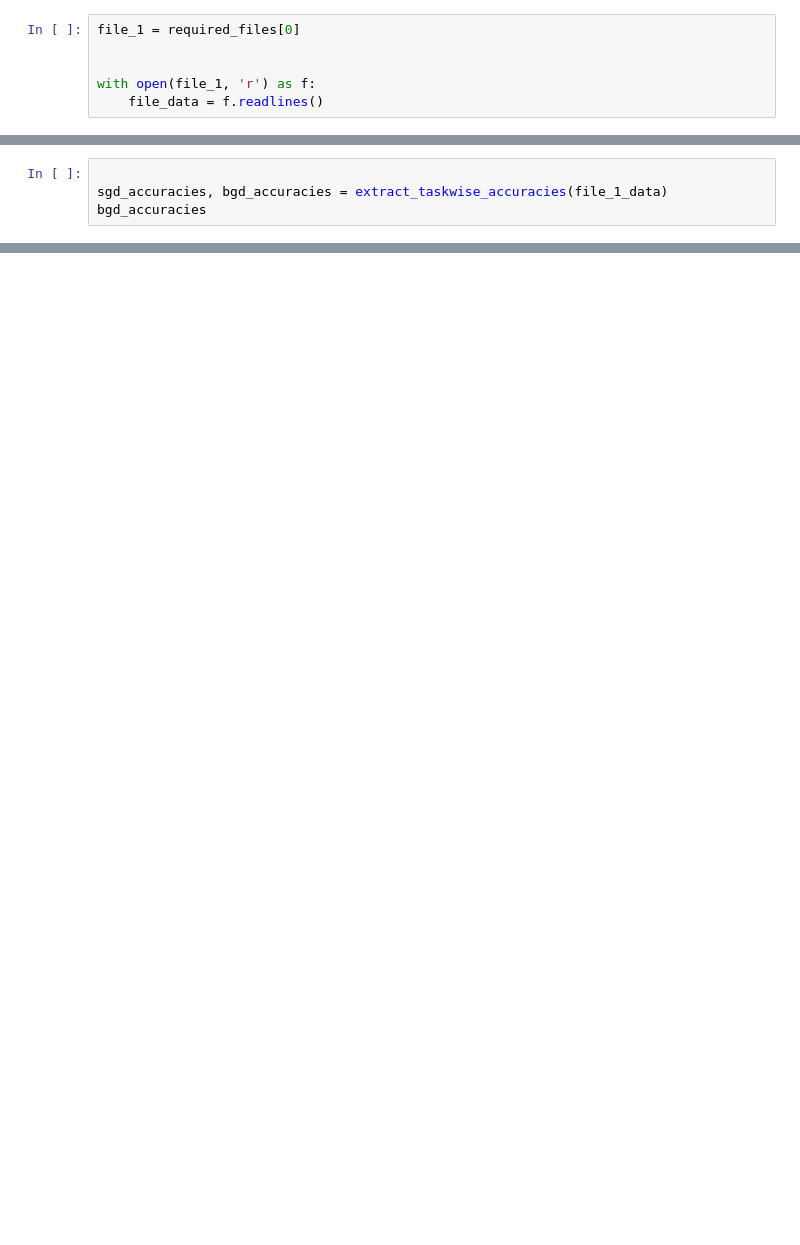
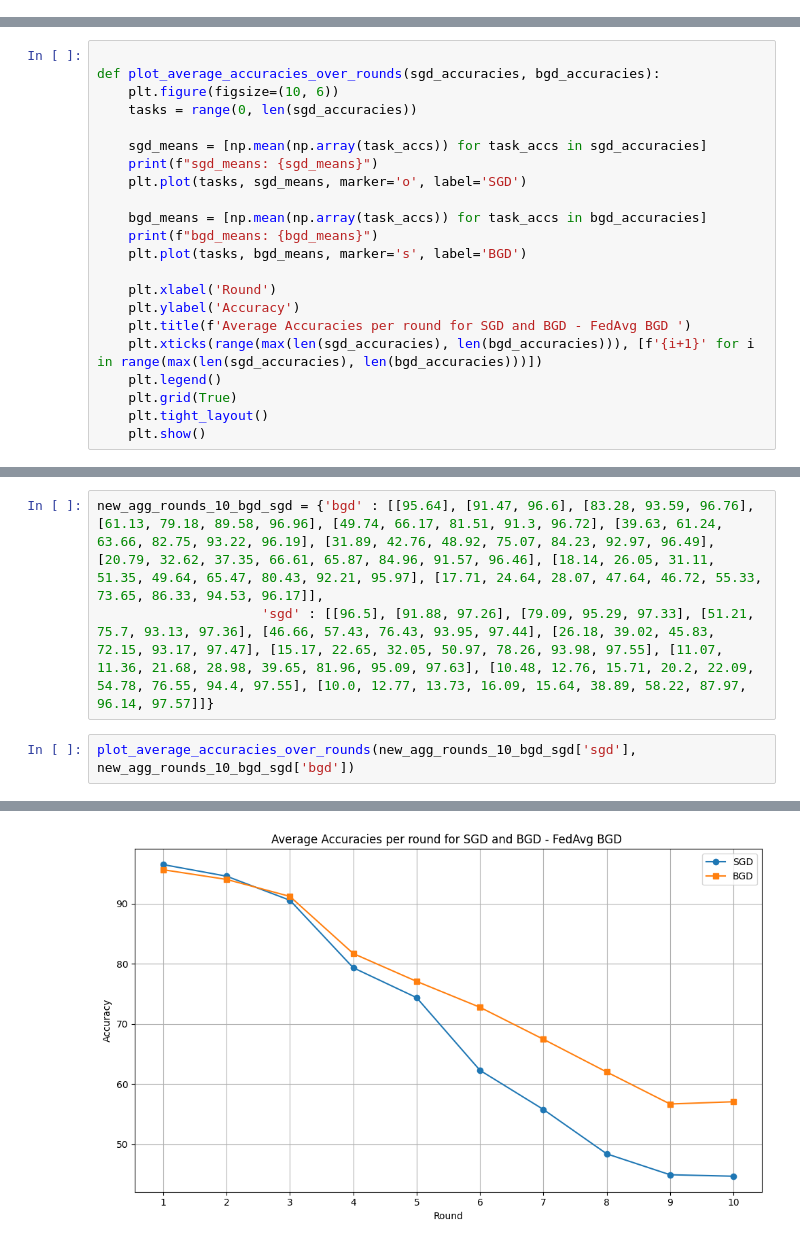
Before and after one commit to gayam22139/cfl_bgd, a Jupyter notebook: all_experiments_results/plotting.ipynb, the cells around one changed output, grey strips where cells are left out. Drawn from its saved outputs; the diff is of its cells as text; blank space fills up the shorter version.

```diff
--- a/all_experiments_results/plotting.ipynb
+++ b/all_experiments_results/plotting.ipynb
@@ -92,6 +0,0 @@ required_files
-# %%
-file_1 = required_files[0]
-
-
-with open(file_1, 'r') as f:
-    file_data = f.readlines()
@@ -235,4 +0,0 @@ file_1_data
-# %%
-
-sgd_accuracies, bgd_accuracies = extract_taskwise_accuracies(file_1_data)
-bgd_accuracies
@@ -657,0 +36,22 @@ matplotlib version: 3.5.0
+# %%
+
+def plot_average_accuracies_over_rounds(sgd_accuracies, bgd_accuracies):
+    plt.figure(figsize=(10, 6))
+    tasks = range(0, len(sgd_accuracies))
+
+    sgd_means = [np.mean(np.array(task_accs)) for task_accs in sgd_accuracies]
+    print(f"sgd_means: {sgd_means}")
+    plt.plot(tasks, sgd_means, marker='o', label='SGD')
+
+    bgd_means = [np.mean(np.array(task_accs)) for task_accs in bgd_accuracies]
+    print(f"bgd_means: {bgd_means}")
+    plt.plot(tasks, bgd_means, marker='s', label='BGD')
+
+    plt.xlabel('Round')
+    plt.ylabel('Accuracy')
+    plt.title(f'Average Accuracies per round for SGD and BGD - FedAvg BGD ')
+    plt.xticks(range(max(len(sgd_accuracies), len(bgd_accuracies))), [f'{i+1}' for i in range(max(len(sgd_accuracies), len(bgd_accuracies)))])
+    plt.legend()
+    plt.grid(True)
+    plt.tight_layout()
+    plt.show()
@@ -657,0 +78,6 @@ matplotlib version: 3.5.0
+# %%
+new_agg_rounds_10_bgd_sgd = {'bgd' : [[95.64], [91.47, 96.6], [83.28, 93.59, 96.76], [61.13, 79.18, 89.58, 96.96], [49.74, 66.17, 81.51, 91.3, 96.72], [39.63, 61.24, 63.66, 82.75, 93.22, 96.19], [31.89, 42.76, 48.92, 75.07, 84.23, 92.97, 96.49], [20.79, 32.62, 37.35, 66.61, 65.87, 84.96, 91.57, 96.46], [18.14, 26.05, 31.11, 51.35, 49.64, 65.47, 80.43, 92.21, 95.97], [17.71, 24.64, 28.07, 47.64, 46.72, 55.33, 73.65, 86.33, 94.53, 96.17]],
+                     'sgd' : [[96.5], [91.88, 97.26], [79.09, 95.29, 97.33], [51.21, 75.7, 93.13, 97.36], [46.66, 57.43, 76.43, 93.95, 97.44], [26.18, 39.02, 45.83, 72.15, 93.17, 97.47], [15.17, 22.65, 32.05, 50.97, 78.26, 93.98, 97.55], [11.07, 11.36, 21.68, 28.98, 39.65, 81.96, 95.09, 97.63], [10.48, 12.76, 15.71, 20.2, 22.09, 54.78, 76.55, 94.4, 97.55], [10.0, 12.77, 13.73, 16.09, 15.64, 38.89, 58.22, 87.97, 96.14, 97.57]]}
+# %%
+plot_average_accuracies_over_rounds(new_agg_rounds_10_bgd_sgd['sgd'], new_agg_rounds_10_bgd_sgd['bgd'])
+# %% [output]
@@ -657,0 +86 @@ matplotlib version: 3.5.0
+[figure, added]
```
Also changed, not shown: parts of 63 cells of this notebook, 56 other files.
